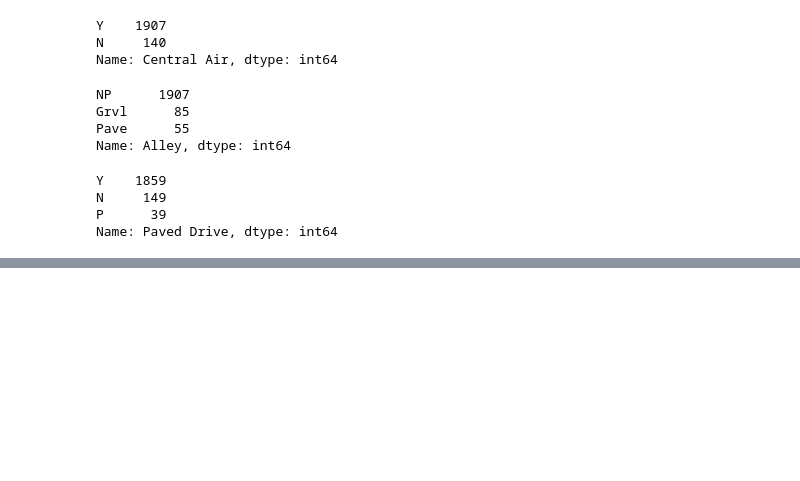
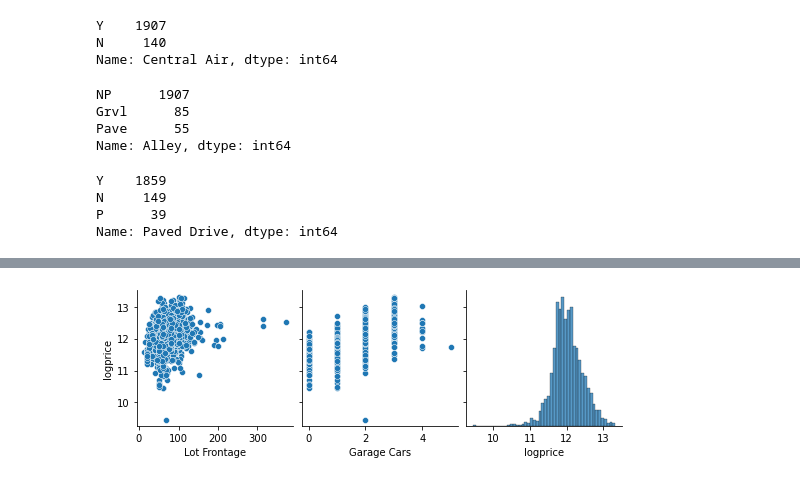
Before and after one commit to martijndevries/AmesHousingPrices, a Jupyter notebook: code/feature_engineering.ipynb, the cells around one changed output, grey strips where cells are left out. Saved outputs shown, nothing was run; the diff lists cells and outputs as text; code cells hidden in the pictures; blank space fills up the shorter version.

```diff
--- a/code/feature_engineering.ipynb
+++ b/code/feature_engineering.ipynb
@@ -1040,3 +1073,10 @@ Name: Paved Drive, dtype: int64
+# %%
+df_train['logprice'] = np.log(df_train['SalePrice'])
+features = ['Lot Frontage', 'Garage Cars', 'logprice']
+sns.pairplot(df_train, x_vars=features, y_vars='logprice')
+plt.savefig('../figures/pairplot_m4_logprice.png', dpi=300)
+# %% [output]
+[figure, added]
 # %%
 def feature_engineer_m4(df_train, df_test):
     """
```
Also changed, not shown: parts of 12 cells of this notebook, 13 other files.
